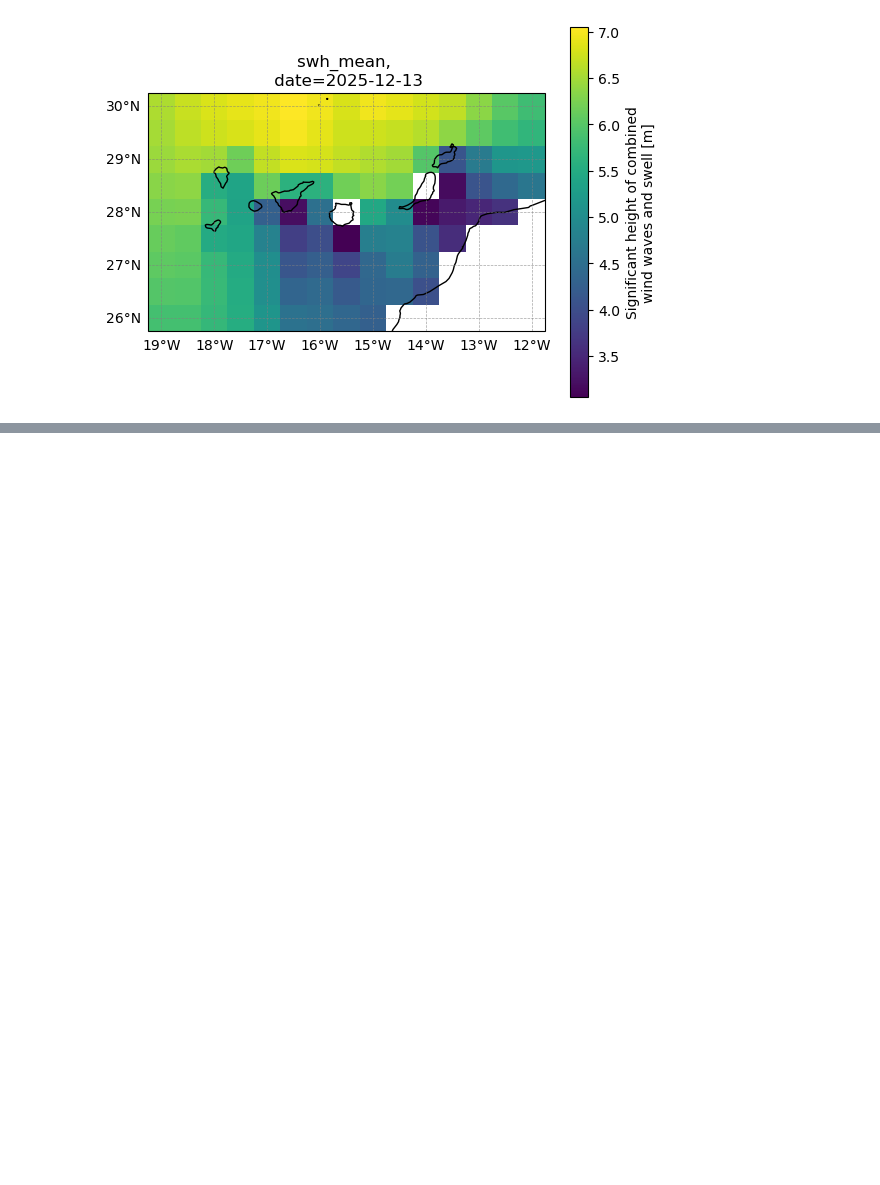
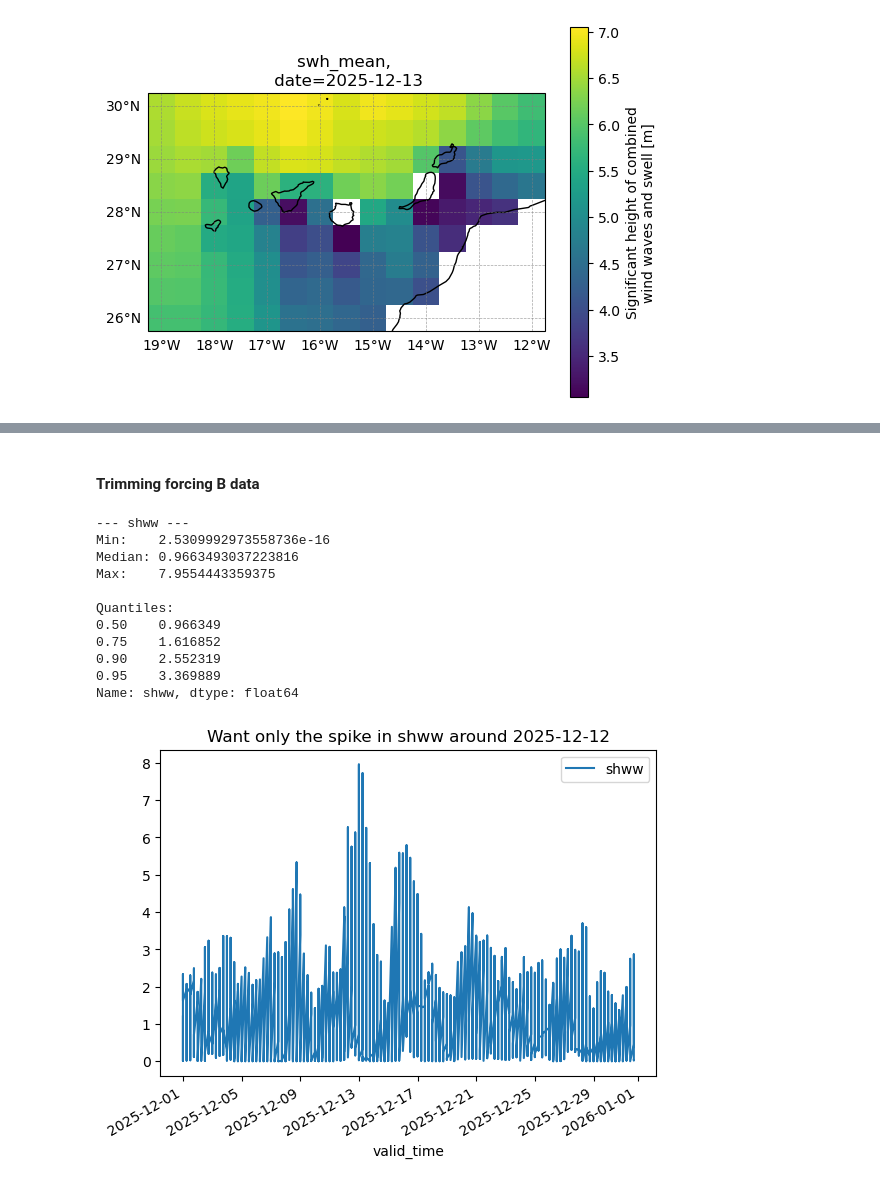
Before and after one commit to AnurovaPrykhodko/Atmospheric-ocean_coupling_analysis_extreme_wave_event, a Jupyter notebook: preprocessing.ipynb, the cells around one changed output, grey strips where cells are left out. Cells and saved outputs as stored; diff of their text form; code cells hidden in the pictures; blank space fills up the shorter version.

```diff
--- a/preprocessing.ipynb
+++ b/preprocessing.ipynb
@@ -224,0 +247,27 @@ df
+# %% [markdown]
+#### Trimming forcing B data
+# %%
+#forcing region B
+my.stat_variables(df_B, 'shww')
+
+df_B.plot(x='valid_time', y='shww')
+plt.title('Want only the spike in shww around 2025-12-12')
+plt.show()
+
+#keep for forcing dates and extreme values of swh
+B_trim = df_B[(df_B['valid_time'] > '2025-12-11')
+                       & (df_B['valid_time'] < '2025-12-14')
+                         & (df_B['shww'] > df_B['shww'].quantile(0.95))]
+# %% [output]
+--- shww ---
+Min:    2.5309992973558736e-16
+Median: 0.9663493037223816
+Max:    7.9554443359375
+
+Quantiles:
+0.50    0.966349
+0.75    1.616852
+0.90    2.552319
+0.95    3.369889
+Name: shww, dtype: float64
+[figure, added]
```
Also changed, not shown: parts of 12 cells of this notebook.
